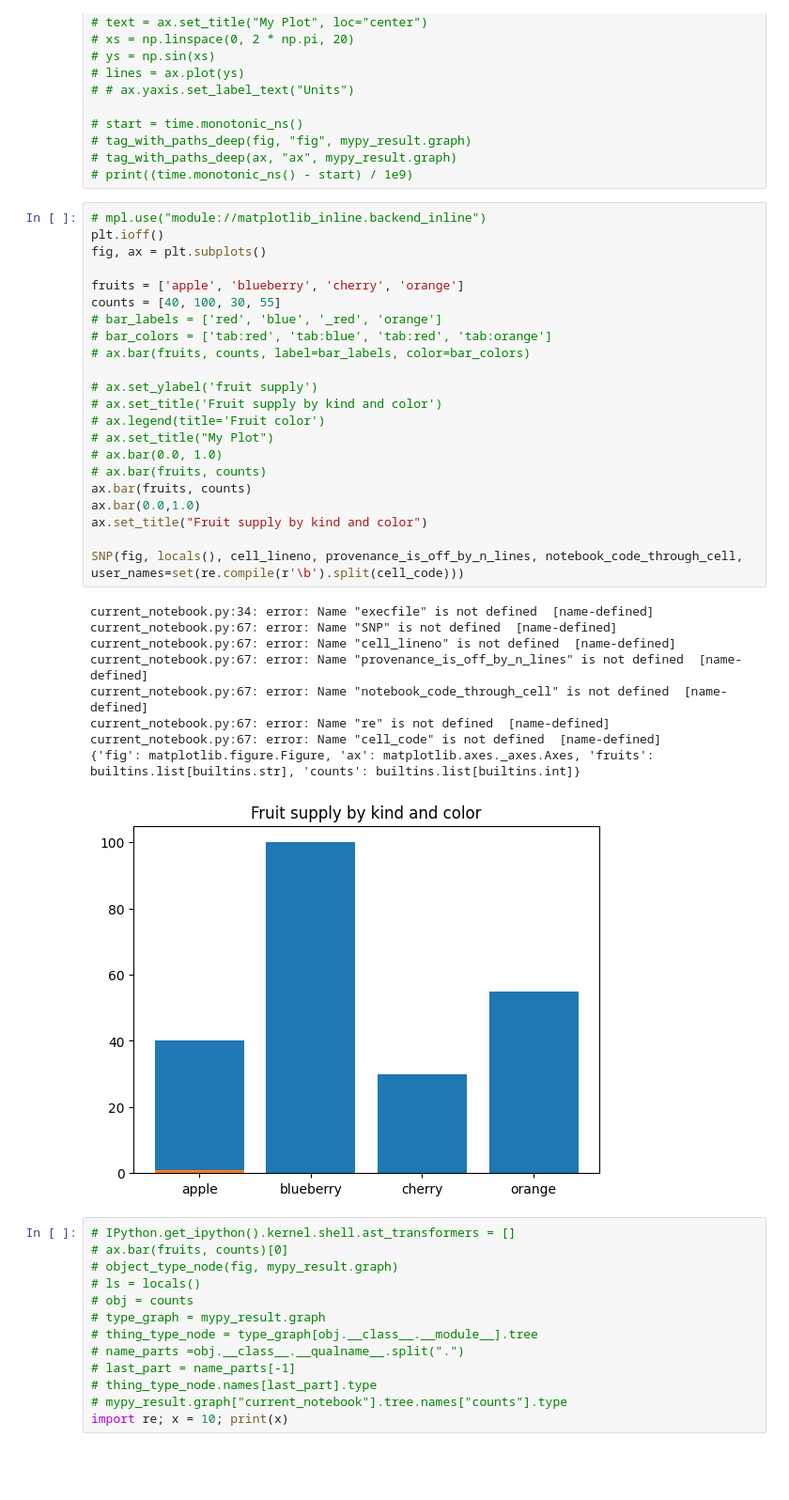
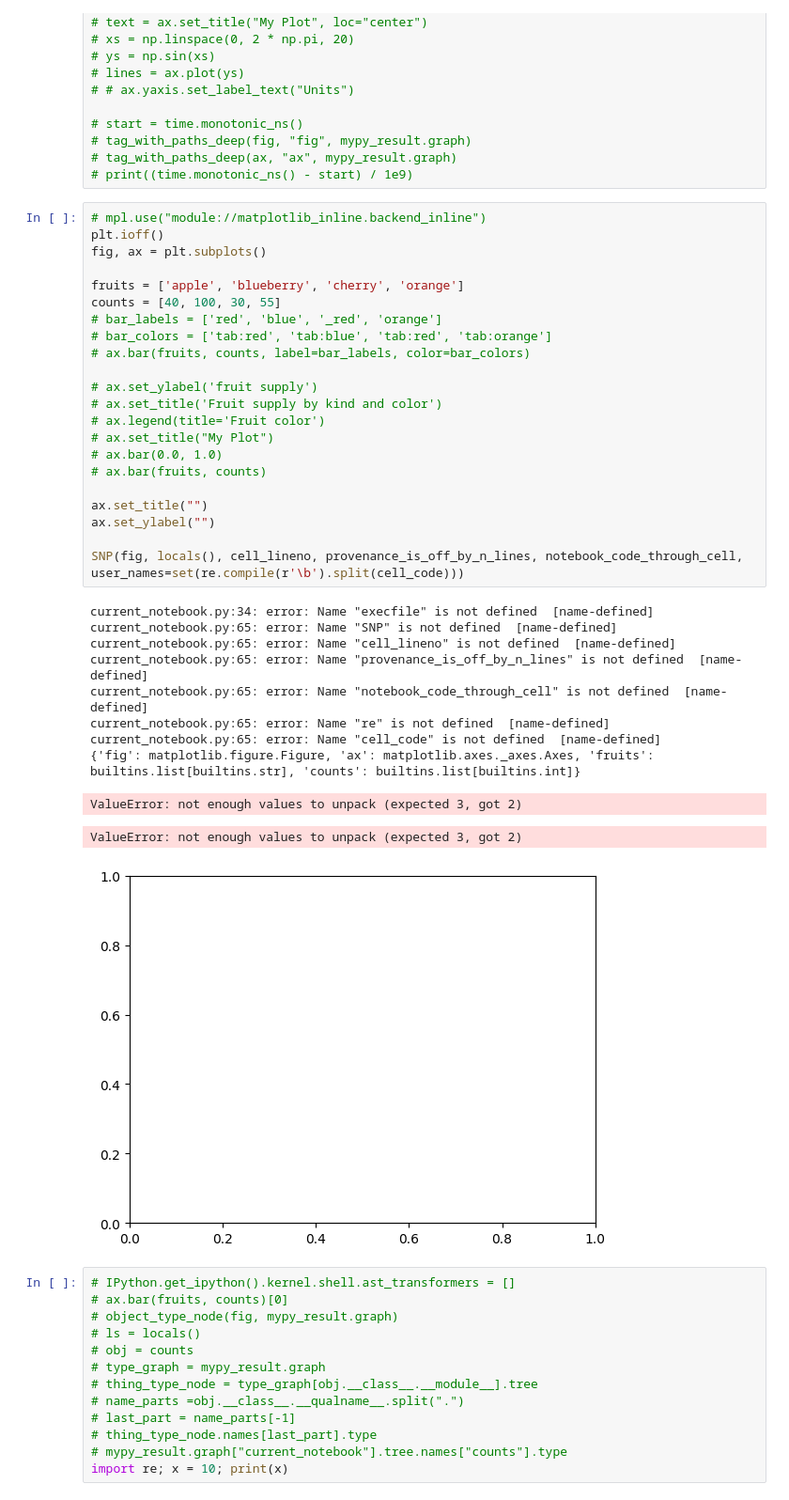
Before and after one commit to brianhempel/sketch-n-plot, a Jupyter notebook: Sketch-n-Plot.ipynb, the cells around one changed output. Shown at 94% size. Drawn from its saved outputs; the diff is of its cells as text; blank space fills up the shorter version.

```diff
--- a/Sketch-n-Plot.ipynb
+++ b/Sketch-n-Plot.ipynb
@@ -53,35 +53,37 @@ execfile("snp.py")
 # %%
 # mpl.use("module://matplotlib_inline.backend_inline")
 plt.ioff()
 fig, ax = plt.subplots()
 
 fruits = ['apple', 'blueberry', 'cherry', 'orange']
 counts = [40, 100, 30, 55]
 # bar_labels = ['red', 'blue', '_red', 'orange']
 # bar_colors = ['tab:red', 'tab:blue', 'tab:red', 'tab:orange']
 # ax.bar(fruits, counts, label=bar_labels, color=bar_colors)
 
 # ax.set_ylabel('fruit supply')
 # ax.set_title('Fruit supply by kind and color')
 # ax.legend(title='Fruit color')
 # ax.set_title("My Plot")
 # ax.bar(0.0, 1.0)
 # ax.bar(fruits, counts)
-ax.bar(fruits, counts)
-ax.bar(0.0,1.0)
-ax.set_title("Fruit supply by kind and color")
+
+ax.set_title("")
+ax.set_ylabel("")
 
 SNP(fig, locals(), cell_lineno, provenance_is_off_by_n_lines, notebook_code_through_cell, user_names=set(re.compile(r'\b').split(cell_code)))
 # %% [output]
 current_notebook.py:34: error: Name "execfile" is not defined  [name-defined]
-current_notebook.py:67: error: Name "SNP" is not defined  [name-defined]
-current_notebook.py:67: error: Name "cell_lineno" is not defined  [name-defined]
-current_notebook.py:67: error: Name "provenance_is_off_by_n_lines" is not defined  [name-defined]
-current_notebook.py:67: error: Name "notebook_code_through_cell" is not defined  [name-defined]
-current_notebook.py:67: error: Name "re" is not defined  [name-defined]
-current_notebook.py:67: error: Name "cell_code" is not defined  [name-defined]
+current_notebook.py:65: error: Name "SNP" is not defined  [name-defined]
+current_notebook.py:65: error: Name "cell_lineno" is not defined  [name-defined]
+current_notebook.py:65: error: Name "provenance_is_off_by_n_lines" is not defined  [name-defined]
+current_notebook.py:65: error: Name "notebook_code_through_cell" is not defined  [name-defined]
+current_notebook.py:65: error: Name "re" is not defined  [name-defined]
+current_notebook.py:65: error: Name "cell_code" is not defined  [name-defined]
 {'fig': matplotlib.figure.Figure, 'ax': matplotlib.axes._axes.Axes, 'fruits': builtins.list[builtins.str], 'counts': builtins.list[builtins.int]}
+ValueError: not enough values to unpack (expected 3, got 2)
+ValueError: not enough values to unpack (expected 3, got 2)
-[figure, old version]
+[figure, new version]
 # %%
 # IPython.get_ipython().kernel.shell.ast_transformers = []
 # ax.bar(fruits, counts)[0]
```
Also changed, not shown: parts of 2 cells of this notebook, 1 other file.
